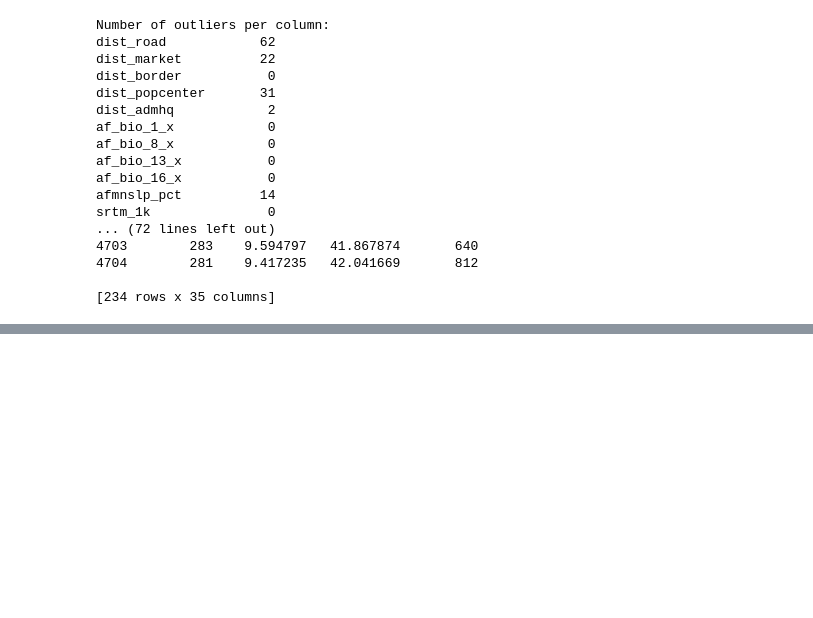
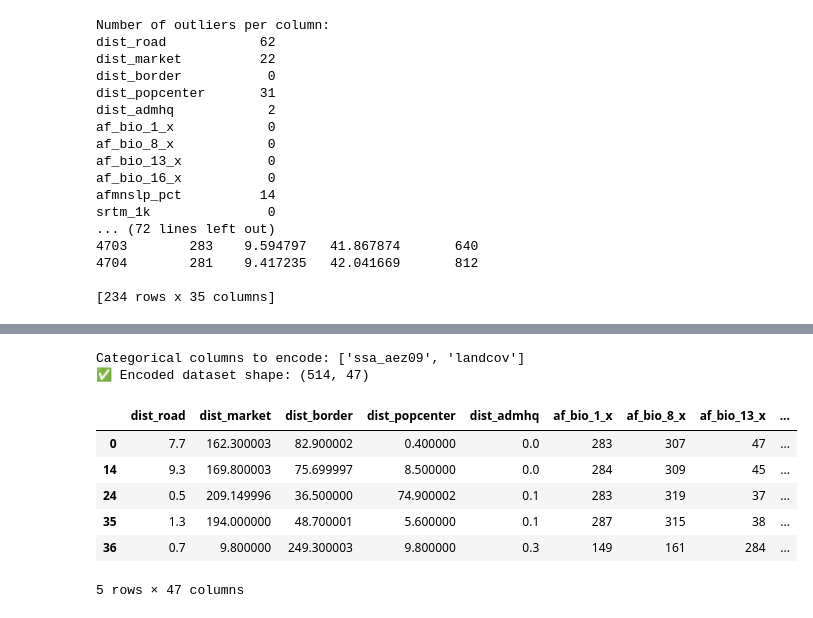
Before and after one commit to demirewu-manidefro/-rainfall-pradction-ml, a Jupyter notebook: Untitled.ipynb, the cells around one changed output, grey strips where cells are left out. Saved outputs shown, nothing was run; the diff lists cells and outputs as text; code cells hidden in the pictures; blank space fills up the shorter version.

```diff
--- a/Untitled.ipynb
+++ b/Untitled.ipynb
@@ -288,0 +303,33 @@ max      299.5   12.333356   47.307840  1945.125
+# %%
+import pandas as pd
+
+# Assuming df_cleaned exists and has 'rainfall' as target
+X = df_cleaned.drop(columns=['rainfall'])
+y = df_cleaned['rainfall']
+
+# Identify categorical columns
+cat_cols = X.select_dtypes(include='object').columns.tolist()
+print("Categorical columns to encode:", cat_cols)
+
+# Only encode if there are categorical columns
+if cat_cols:
+    X_encoded = pd.get_dummies(X, columns=cat_cols, drop_first=True)
+else:
+    X_encoded = X.copy()  # No encoding needed
+
+# Combine with target
+df_encoded = X_encoded.copy()
+df_encoded['rainfall'] = y
+
+print("✅ Encoded dataset shape:", df_encoded.shape)
+df_encoded.head()
+# %% [output]
+Categorical columns to encode: ['ssa_aez09', 'landcov']
+✅ Encoded dataset shape: (514, 47)
+|  | dist_road | dist_market | dist_border | dist_popcenter | dist_admhq | af_bio_1_x | af_bio_8_x | af_bio_13_x | ... |
+| 0 | 7.7 | 162.300003 | 82.900002 | 0.400000 | 0.0 | 283 | 307 | 47 | ... |
+| 14 | 9.3 | 169.800003 | 75.699997 | 8.500000 | 0.0 | 284 | 309 | 45 | ... |
+| 24 | 0.5 | 209.149996 | 36.500000 | 74.900002 | 0.1 | 283 | 319 | 37 | ... |
+| 35 | 1.3 | 194.000000 | 48.700001 | 5.600000 | 0.1 | 287 | 315 | 38 | ... |
+| 36 | 0.7 | 9.800000 | 249.300003 | 9.800000 | 0.3 | 149 | 161 | 284 | ... |
+5 rows × 47 columns
```
Also changed, not shown: parts of 11 cells of this notebook, 1 other file.
